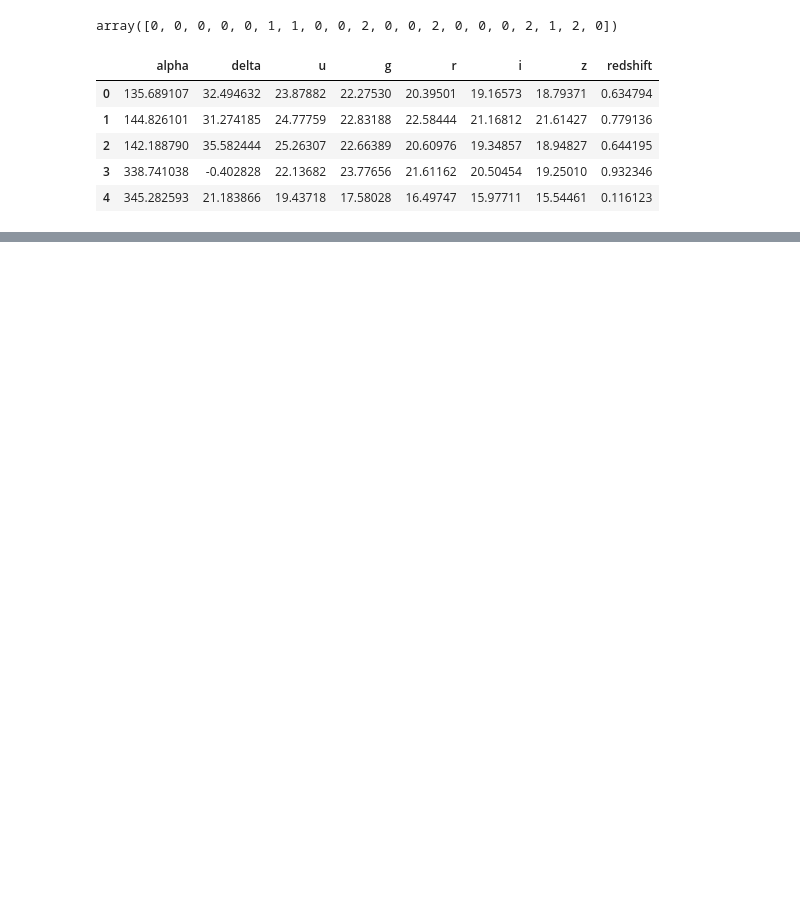
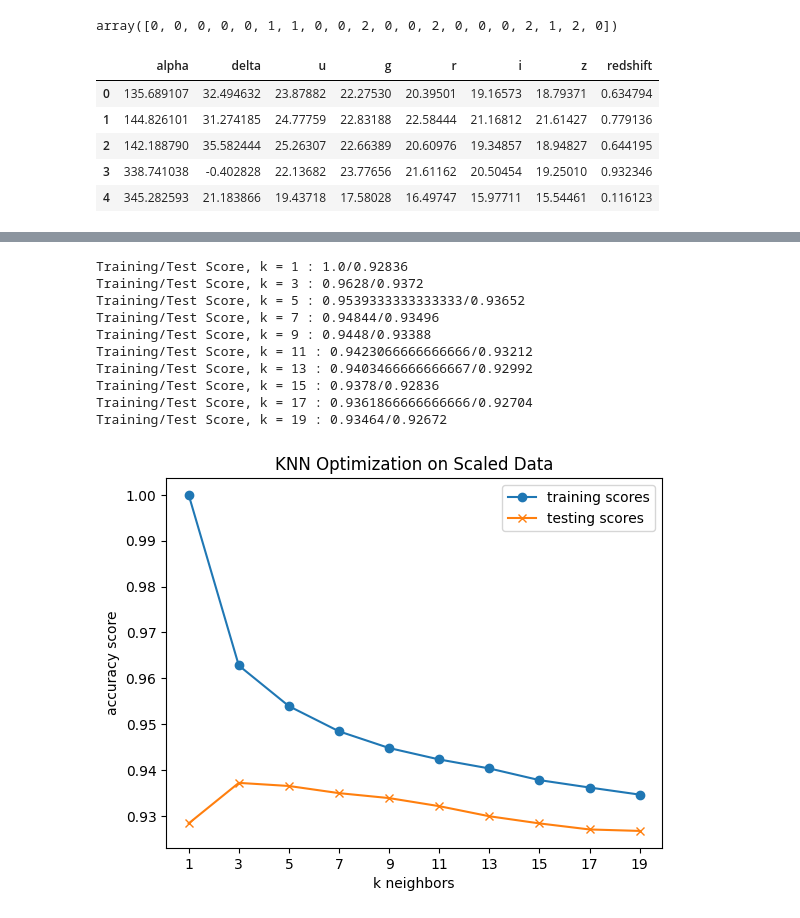
Before and after one commit to JustifiedTB/group-project-2, a Jupyter notebook: eda.ipynb, the cells around one changed output, grey strips where cells are left out. Cells and saved outputs as stored; diff of their text form; code cells hidden in the pictures; blank space fills up the shorter version.

```diff
--- a/eda.ipynb
+++ b/eda.ipynb
@@ -172,0 +233,4 @@ Testing (256 estimators, None max depth): 0.97792
+# %%
+# random forest
+
+rf_optimization(X_train, X_test, y_train_encoded,y_test_encoded, 'provided')
@@ -172,0 +267,23 @@ Testing (256 estimators, None max depth): 0.97792
+# %%
+# scaling the data
+scaler = StandardScaler()
+X_train_scaled = scaler.fit_transform(X_train)
+X_test_scaled = scaler.transform(X_test)
+# %%
+# knn scaled
+
+knn_optimization(X_train_scaled, X_test_scaled,
+                 y_train_encoded,y_test_encoded,
+                 'Scaled')
+# %% [output]
+Training/Test Score, k = 1 : 1.0/0.92836
+Training/Test Score, k = 3 : 0.9628/0.9372
+Training/Test Score, k = 5 : 0.9539333333333333/0.93652
+Training/Test Score, k = 7 : 0.94844/0.93496
+Training/Test Score, k = 9 : 0.9448/0.93388
+Training/Test Score, k = 11 : 0.9423066666666666/0.93212
+Training/Test Score, k = 13 : 0.9403466666666667/0.92992
+Training/Test Score, k = 15 : 0.9378/0.92836
+Training/Test Score, k = 17 : 0.9361866666666666/0.92704
+Training/Test Score, k = 19 : 0.93464/0.92672
+[figure, added]
```
Also changed, not shown: parts of 23 cells of this notebook.
